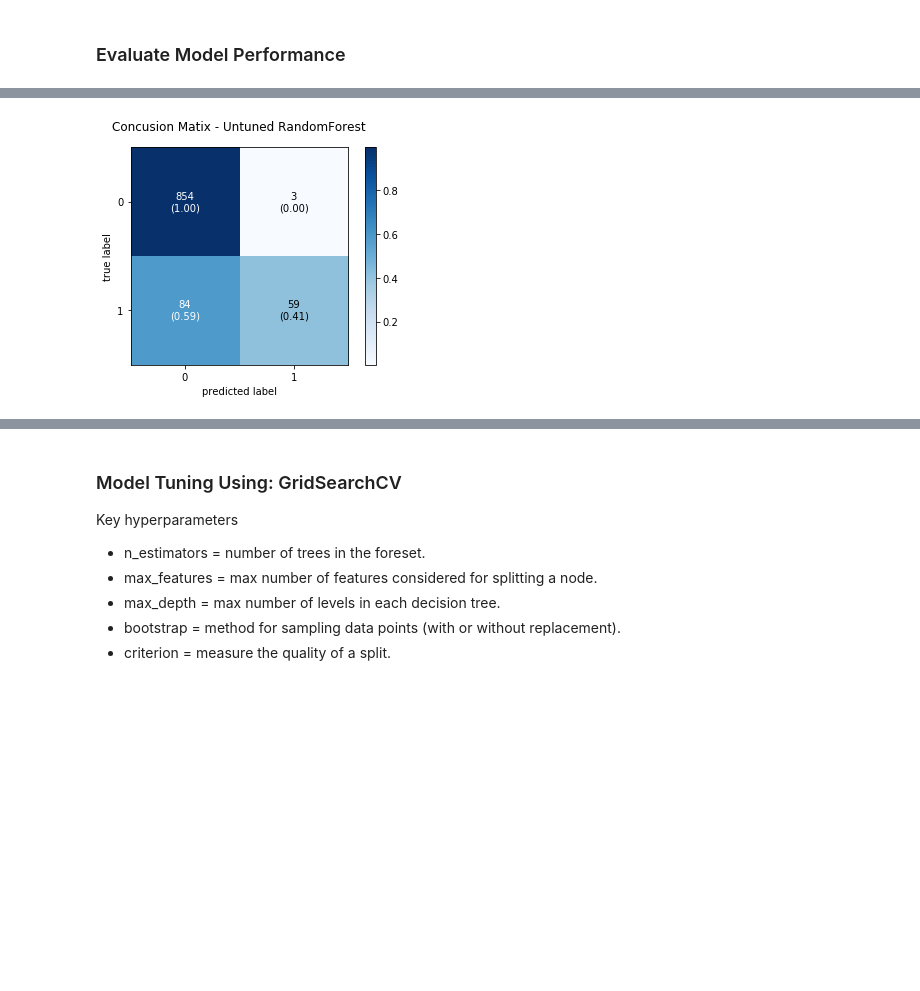
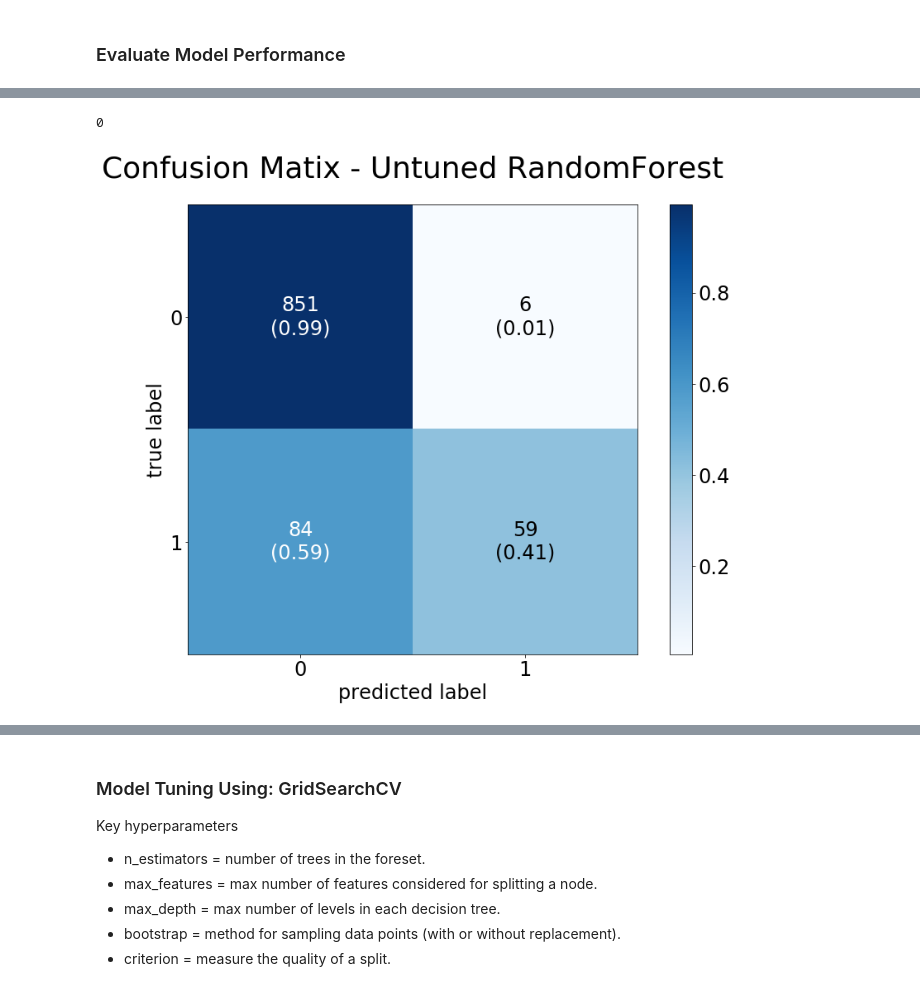
Before and after one commit to BitterScientist/bitterscientist.com, a Jupyter notebook: folders/ds_blogs/projects/customer_churn/customer_churn.ipynb, the cells around one changed output, grey strips where cells are left out. Drawn from its saved outputs; the diff is of its cells as text; code cells hidden in the pictures; blank space fills up the shorter version.

```diff
--- a/folders/ds_blogs/projects/customer_churn/customer_churn.ipynb
+++ b/folders/ds_blogs/projects/customer_churn/customer_churn.ipynb
@@ -148,3 +162,0 @@ col_transform = ['Account_Length', 'Vmail_Message','Day_Mins', 'Eve_Mins', 'Nigh
-# %%
-# Scale features
-df_dummy[col_transform] = StandardScaler().fit_transform(df_dummy[col_transform])
@@ -218,3 +237,9 @@ The model accuracy is: 0.913
+# %%
+# Convert to png using system command (requires Graphviz)
+from subprocess import call
+call(['dot', '-Tpng', 'untuned_tree_from_forest.dot', '-o', 'untuned_tree_from_forest.png', '-Gdpi=96'])
+# %% [output]
+0
 # %%
 y_pred = clf.predict(X_test)
 # %%
@@ -223,15 +248,17 @@ cm = confusion_matrix(y_test, y_pred)
 # %%
 # Plot the confusion matrix
 fig, ax = plot_confusion_matrix(conf_mat=cm,
                                 show_absolute=True,
                                 show_normed=True,
-                                colorbar=True)
-
-plt.title('Concusion Matix - Untuned RandomForest')
+                                colorbar=True,
+                               figsize=(14, 10))
+plt.rc('figure', titlesize=30)
+plt.rc('font', size=30)
+plt.title('Confusion Matix - Untuned RandomForest')
 plt.savefig("static/images/plot_untuned_randomforest_confusion_matrix.png", bbox_inches='tight')
 plt.show()
 # %% [output]
-[figure, old version]
+[figure, new version]
 # %%
 # Generate the probabilities
 y_pred_prob = clf.predict_proba(X_test)[:, 1]
```
Also changed, not shown: parts of 39 cells of this notebook, 24 other files.
